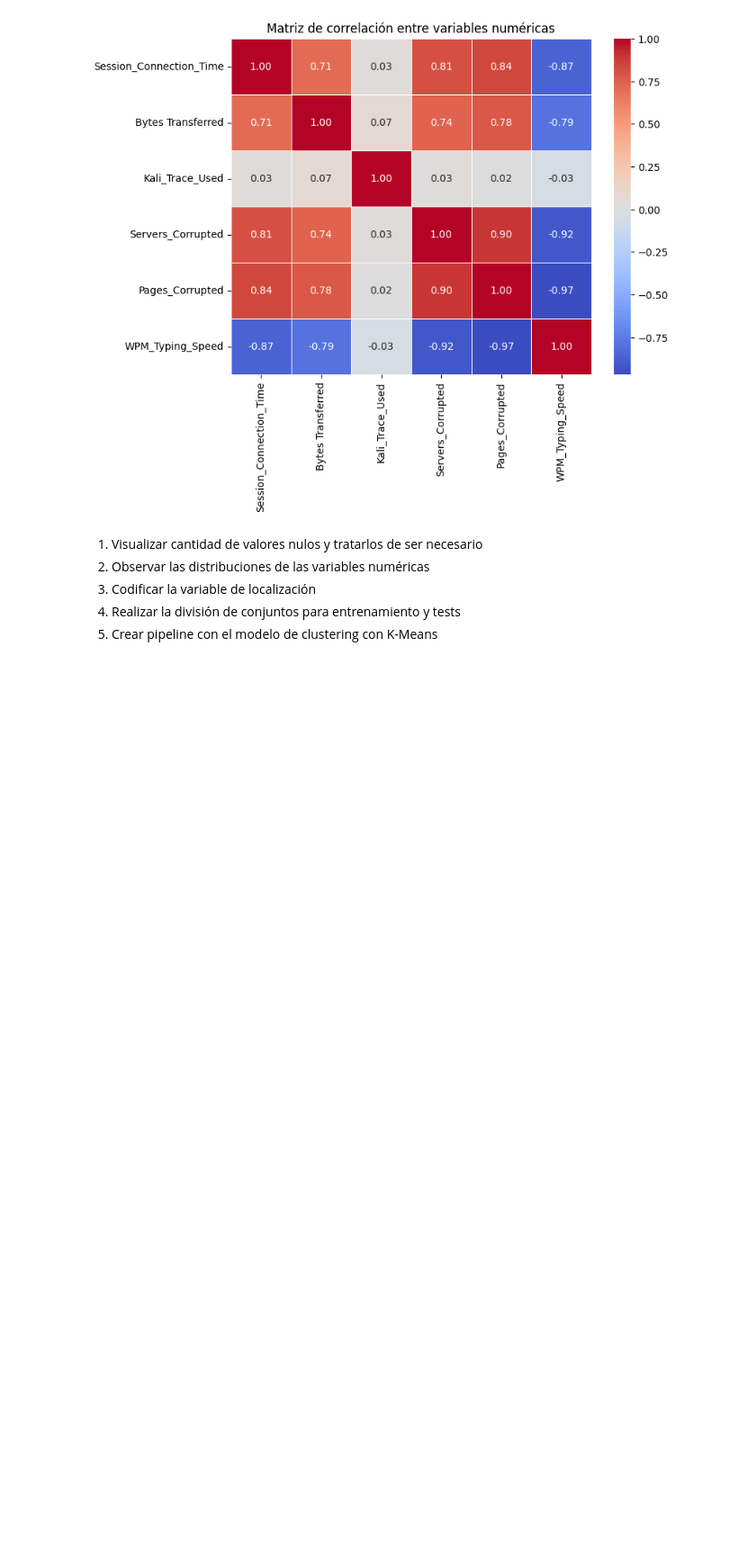
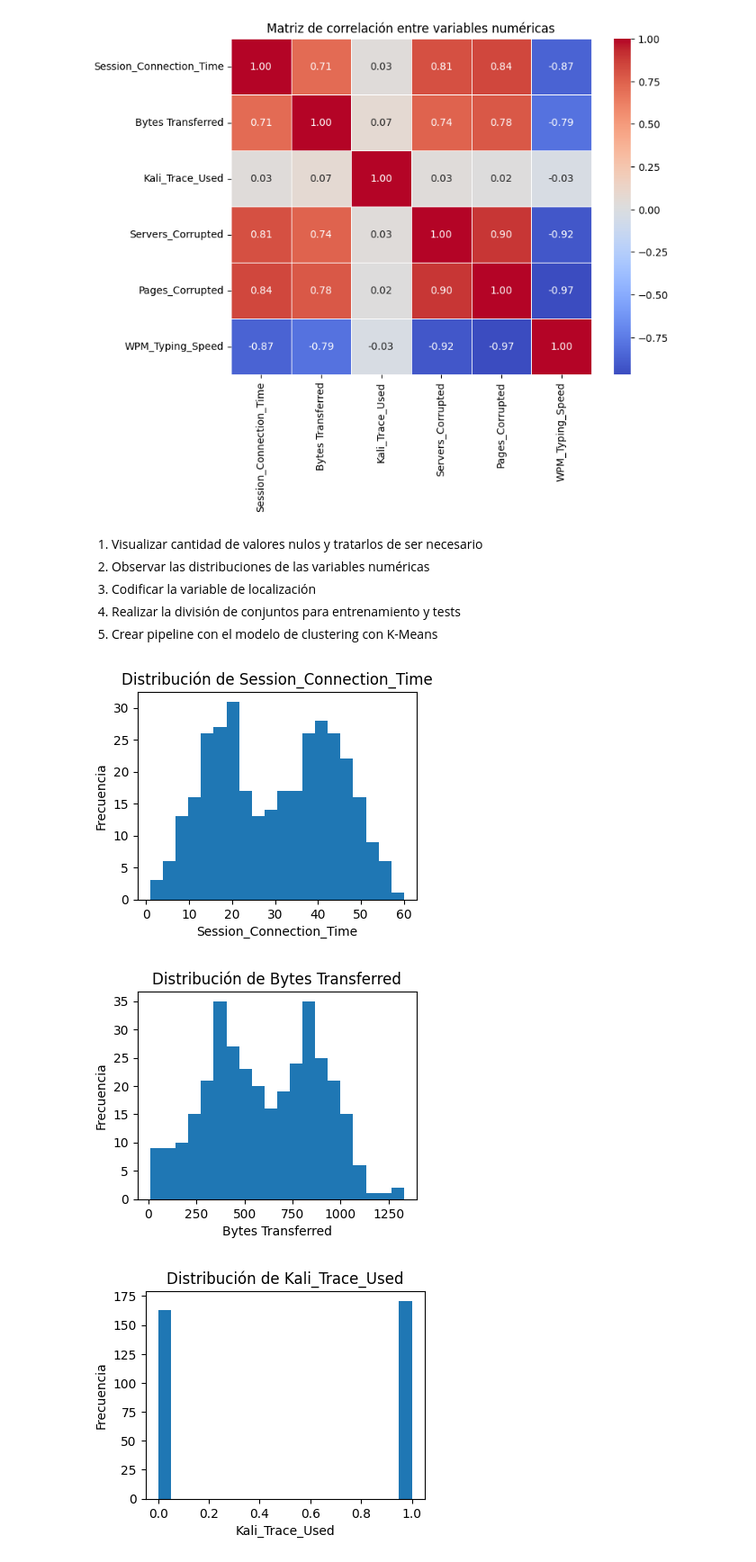
Before and after one commit to alee2602/LAB12-DS, a Jupyter notebook: main.ipynb, the cells around one changed output. Shown: that part at 90% size. Saved outputs shown, nothing was run; the diff lists cells and outputs as text; code cells hidden in the pictures; blank space fills up the shorter version.

```diff
--- a/main.ipynb
+++ b/main.ipynb
@@ -34,4 +42,13 @@ To adjust logging level use sc.setLogLevel(newLevel). For SparkR, use setLogLeve
 # %% [markdown]
 ### **Carga de datos**
 # %%
-df = spark.read.csv("hack_data.csv", header=True, inferSchema=True)
+df = (
+    spark.read.csv(
+        "hack_data.csv",
+        header=True,
+        inferSchema=True
+    )
+)
+
+df.printSchema()
+df.show(5)
@@ -88,3 +131,19 @@ plt.show()
 3. Codificar la variable de localización
 4. Realizar la división de conjuntos para entrenamiento y tests
 5. Crear pipeline con el modelo de clustering con K-Means
+# %%
+pdf = df.select(num_cols).toPandas()
+
+import matplotlib.pyplot as plt
+
+for col in pdf.columns:
+    plt.figure(figsize=(4,3))
+    plt.hist(pdf[col], bins=20)
+    plt.title(f"Distribución de {col}")
+    plt.xlabel(col)
+    plt.ylabel("Frecuencia")
+    plt.show()
+# %% [output]
+[figure, added]
+[figure, added]
+[figure, added]
```
Also changed, not shown: parts of 13 cells of this notebook.
